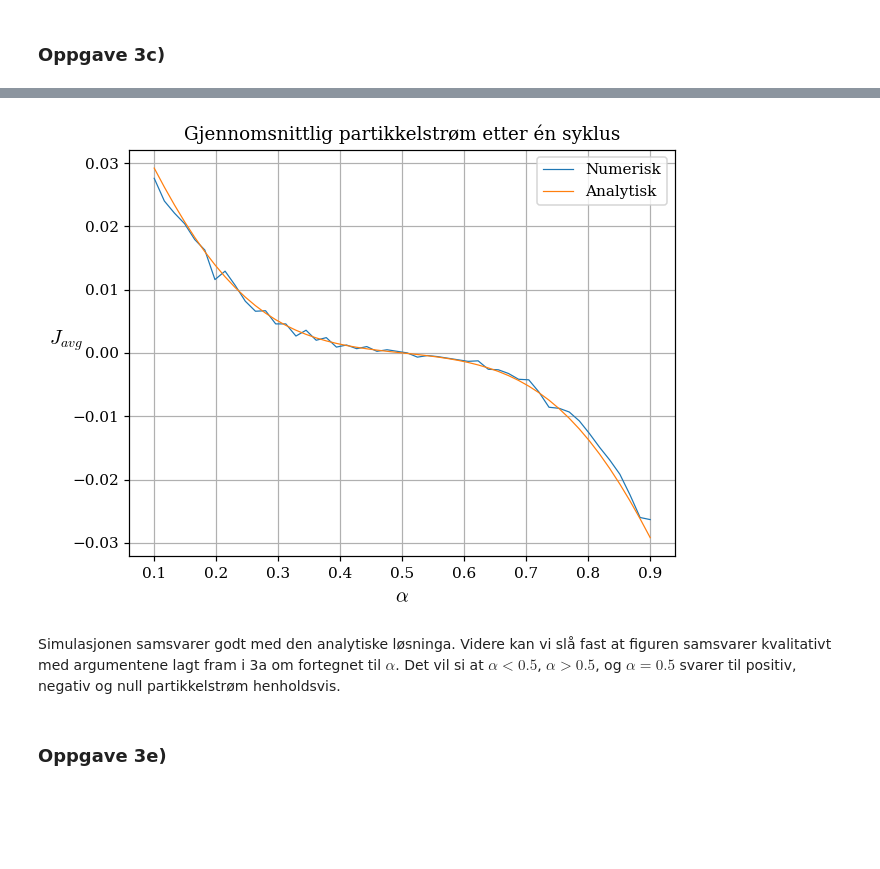
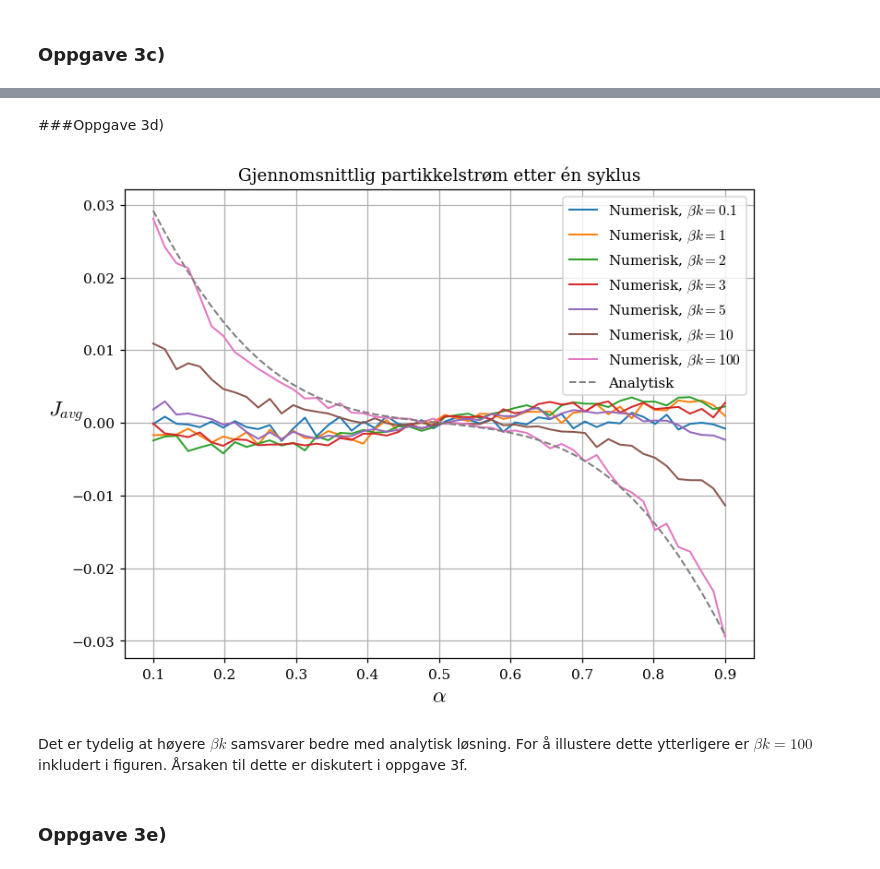
Before and after one commit to nikolaiborbe/VITBER_prosjekt2, a Jupyter notebook: Prosjekt2.ipynb, the cells around one changed output, grey strips where cells are left out. Saved outputs shown, nothing was run; the diff lists cells and outputs as text; code cells hidden in the pictures; blank space fills up the shorter version.

```diff
--- a/Prosjekt2.ipynb
+++ b/Prosjekt2.ipynb
@@ -697,15 +728,45 @@ KeyboardInterrupt:
+# %% [markdown]
+###Oppgave 3d)
+# %%
+alpha_list = np.linspace(0.1, 0.9, 50)   # Avoid 0 and 1 to prevent singularities
+T = 500
+N = 100
+bk_list = [0.1, 1, 2, 3, 5, 10, 100]
+cycles = 1
+
+x_axis = np.arange(-N, N, 1)
+
+# Same initial distribution as 3b
+init_distribution = np.zeros(2*N)
+init_distribution[0] = 6*N
+init_distribution[N] = 6*N
+
+analytical_currents = np.zeros(50)
+currents_dict = {}
+
+for bk in bk_list:
+    currents = np.zeros(50)
+
+    for i in tqdm.trange(50):
+        alpha = alpha_list[i]
+        currents[i] = ratchet_current(init_distribution, x_axis, alpha, T, cycles, bk, N)[1][0]
+        analytical_currents[i] = analytical_current(alpha, N, T)
+    currents_dict[bk] = currents
 # %%
-plt.plot(alpha_list, currents, label = 'Numerisk')
-plt.plot(alpha_list, analytical_currents, label = 'Analytisk')
-plt.ylabel('$J_{avg}$', rotation='horizontal', size=13)
-plt.xlabel('$\\alpha$', size=13)
-plt.title('Gjennomsnittlig partikkelstrøm etter én syklus')
-plt.legend()
+fig, ax = plt.subplots(figsize = (8,6))
+
+for bk in bk_list:
+    ax.plot(alpha_list, currents_dict[bk], label=f'Numerisk, $\\beta k={bk}$', linewidth = 1.3)
+ax.plot(alpha_list, analytical_currents, label = 'Analytisk', linestyle ='--', linewidth = 1.3)
+ax.set_ylabel('$J_{avg}$', rotation = 'horizontal', size = 15)
+ax.set_xlabel('$\\alpha$', size = 15)
+ax.legend(loc = 'upper right')
+ax.set_title('Gjennomsnittlig partikkelstrøm etter én syklus')
 plt.show()
 # %% [output]
-[figure, old version]
+[figure, new version]
-# %% [markdown]
-Simulasjonen samsvarer godt med den analytiske løsninga. Videre kan vi slå fast at figuren samsvarer kvalitativt med argumentene lagt fram i 3a om fortegnet til $α$. Det vil si at $α<0.5$, $α>0.5$, og $α=0.5$ svarer til positiv, negativ og null partikkelstrøm henholdsvis.
+# %% [markdown]
+Det er tydelig at høyere $\beta k$ samsvarer bedre med analytisk løsning. For å illustere dette ytterligere er $\beta k=100$ inkludert i figuren. Årsaken til dette er diskutert i oppgave 3f.
 # %% [markdown]
 ### Oppgave 3e)
 # %%
```
Also changed, not shown: parts of 14 cells of this notebook.
